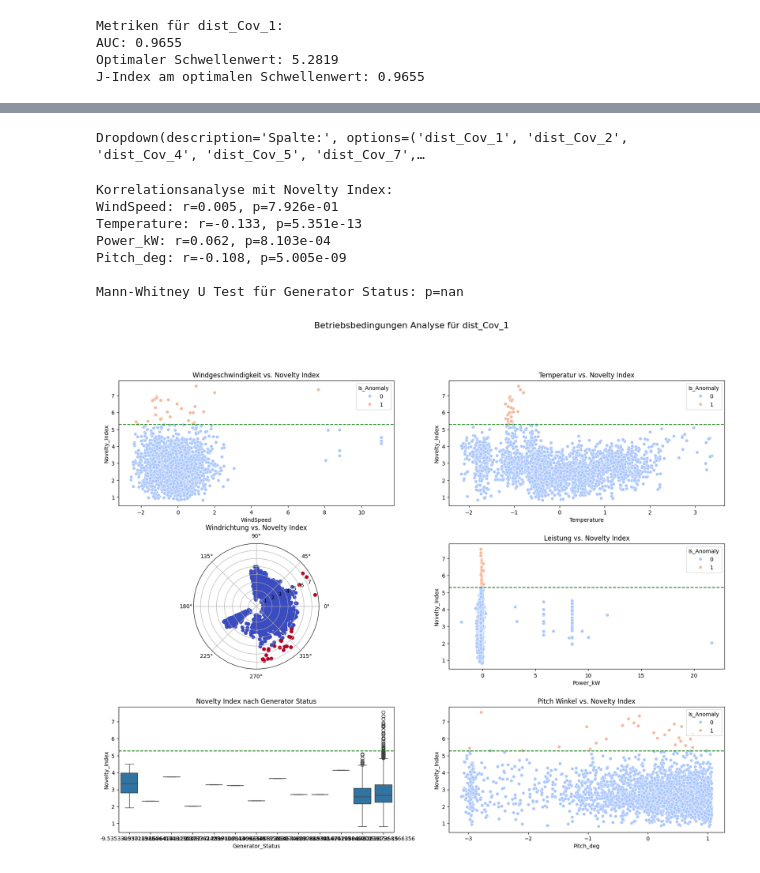
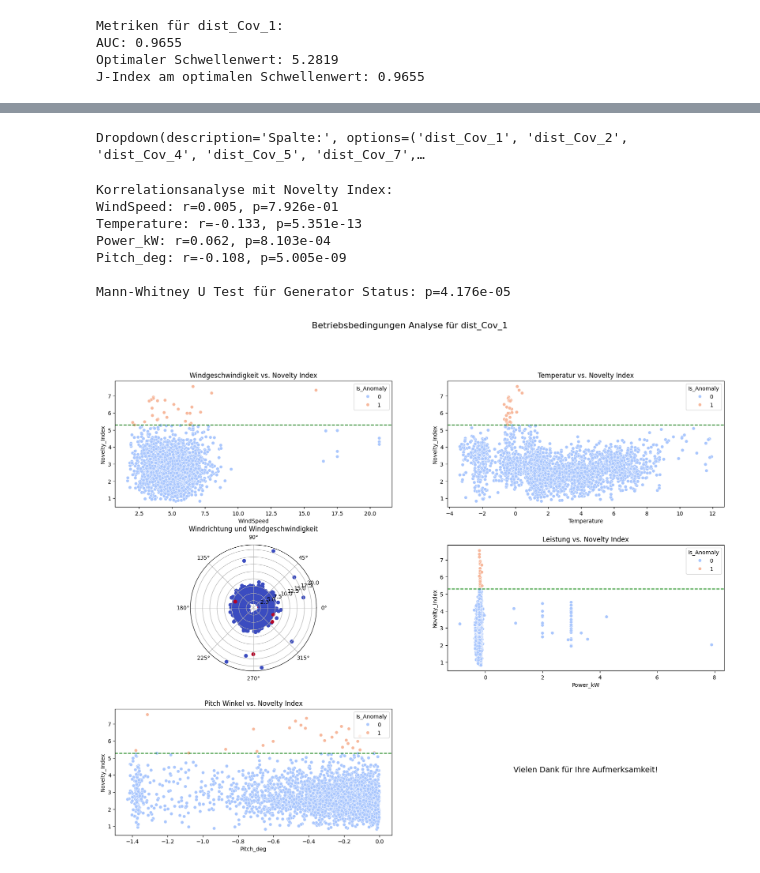
Before and after one commit to Chris-560/Dr.-Movsessian, a Jupyter notebook: Abgabe Datei/Projekt_WindkraftanlageV2.ipynb, the cells around one changed output, grey strips where cells are left out. Drawn from its saved outputs; the diff is of its cells as text; code cells hidden in the pictures.

```diff
--- a/Abgabe Datei/Projekt_WindkraftanlageV2.ipynb
+++ b/Abgabe Datei/Projekt_WindkraftanlageV2.ipynb
@@ -15,7 +16,7 @@ from ipywidgets import interact
 ## Laden der Datei
 # %%
 # Laden der Datei in ein Pandas DataFrame
-datei_path = r"C:\Users\Kunde\Desktop\BNT_Technikerschule\Dr. Movsessian\Projekt Windkraftanlage\Features_for_SHAP32rpm_repaierd.txt"
+datei_path = r".\Features_for_SHAP32rpm_repaierd.txt"
 df = pd.read_csv(datei_path)
 
 # Anzeigen der ersten Zeilen des DataFrames
@@ -338,7 +325,4 @@ Index(['Cov1_1', 'Cov1_2', 'Cov1_4', 'Cov1_5', 'Cov1_7', 'Cov1_8', 'Cov1_10',
 # %%
-import seaborn as sns
-from scipy import stats
-
 def analyze_operational_conditions(column_name):
     """
     Analysiert die Zusammenhänge zwischen Betriebsbedingungen und dem Novelty Index
@@ -357,12 +341,12 @@ def analyze_operational_conditions(column_name):
     analysis_df = pd.DataFrame({
         'Novelty_Index': distances_df_scaled[column_name],
         'Is_Anomaly': anomaly_detection,
-        'WindSpeed': df_scaled['WindSpeed'],
-        'Temperature': df_scaled['Temperature'],
-        'Wind_Direction': df_scaled['Wind_Direction'],
-        'Power_kW': df_scaled['Power_kW'],
-        'Generator_Status': df_scaled['Generator_on_off'],
-        'Pitch_deg': df_scaled['Pitch_deg']
+        'WindSpeed': df['WindSpeed'],
+        'Temperature': df['Temperature'],
+        'Wind_Direction': df['Wind_Direction'],
+        'Power_kW': df['Power_kW'],
+        'Generator_Status': df['Generator_on_off'],
+        'Pitch_deg': df['Pitch_deg']
     })
 
     # Erstelle Subplot-Grid
@@ -385,9 +369,9 @@ def analyze_operational_conditions(column_name):
 
     # 3. Windrichtung vs. Novelty Index (Polar Plot)
     ax3 = fig.add_subplot(gs[1, 0], projection='polar')
-    scatter = ax3.scatter(analysis_df['Wind_Direction'], analysis_df['Novelty_Index'],
+    scatter = ax3.scatter(analysis_df['Wind_Direction'], analysis_df['WindSpeed'],
                          c=analysis_df['Is_Anomaly'], cmap='coolwarm')
-    ax3.set_title('Windrichtung vs. Novelty Index')
+    ax3.set_title('Windrichtung und Windgeschwindigkeit')
 
     # 4. Leistung vs. Novelty Index
     ax4 = fig.add_subplot(gs[1, 1])
@@ -396,18 +380,18 @@ def analyze_operational_conditions(column_name):
     ax4.axhline(y=optimal_threshold, color='green', linestyle='--', label='Schwellenwert')
     ax4.set_title('Leistung vs. Novelty Index')
 
-    # 5. Box Plot für Generator Status
-    ax5 = fig.add_subplot(gs[2, 0])
-    sns.boxplot(data=analysis_df, x='Generator_Status', y='Novelty_Index', ax=ax5)
-    ax5.axhline(y=optimal_threshold, color='green', linestyle='--', label='Schwellenwert')
-    ax5.set_title('Novelty Index nach Generator Status')
-
-    # 6. Pitch Winkel vs. Novelty Index
-    ax6 = fig.add_subplot(gs[2, 1])
+    # 5. Pitch Winkel vs. Novelty Index
+    ax6 = fig.add_subplot(gs[2, 0])
     sns.scatterplot(data=analysis_df, x='Pitch_deg', y='Novelty_Index',
                    hue='Is_Anomaly', palette='coolwarm', ax=ax6)
     ax6.axhline(y=optimal_threshold, color='green', linestyle='--', label='Schwellenwert')
     ax6.set_title('Pitch Winkel vs. Novelty Index')
+
+    # 6. Box Plot für Generator Status
+    ax5 = fig.add_subplot(gs[2, 1])
+    ax5.axis("off")  # Hide axes
+    ax5.text(0.5, 0.5, "Vielen Dank für Ihre Aufmerksamkeit!", fontsize=14, ha='center')
+
 
     plt.suptitle(f'Betriebsbedingungen Analyse für {column_name}', size=16)
     plt.tight_layout()
@@ -427,32 +411,32 @@ def analyze_operational_conditions(column_name):
         analysis_df[analysis_df['Generator_Status'] == 0]['Novelty_Index']
     )
     print(f"\nMann-Whitney U Test für Generator Status: p={generator_stats.pvalue:.3e}")
 
 # Dropdown-Menü und Callback aktualisieren
 def on_column_change(change):
     if change['type'] == 'change' and change['name'] == 'value':
         clear_output(wait=True)
         display(column_dropdown)
         analyze_operational_conditions(change['new'])
 
 # Dropdown-Menü erstellen und anzeigen
 column_dropdown = widgets.Dropdown(
     options=columns,
     value=columns[0],
     description='Spalte:',
     style={'description_width': 'initial'}
 )
 
 column_dropdown.observe(on_column_change, names='value')
 display(column_dropdown)
 analyze_operational_conditions(columns[0])
 # %% [output]
 Dropdown(description='Spalte:', options=('dist_Cov_1', 'dist_Cov_2', 'dist_Cov_4', 'dist_Cov_5', 'dist_Cov_7',…
 Korrelationsanalyse mit Novelty Index:
 WindSpeed: r=0.005, p=7.926e-01
 Temperature: r=-0.133, p=5.351e-13
 Power_kW: r=0.062, p=8.103e-04
 Pitch_deg: r=-0.108, p=5.005e-09
 
-Mann-Whitney U Test für Generator Status: p=nan
+Mann-Whitney U Test für Generator Status: p=4.176e-05
-[figure, old version]
+[figure, new version]
```
Also changed, not shown: parts of 3 cells of this notebook, 2 other files.
